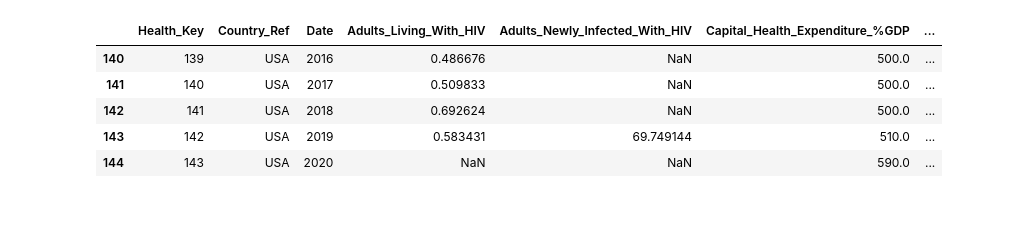
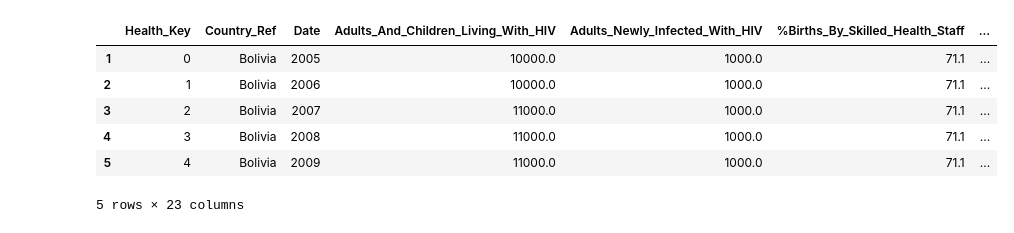
Before and after one commit to ajay-mundi/HealthDataMart, a Jupyter notebook: Data Staging/Health.ipynb, the cells around one changed output. Saved outputs shown, nothing was run; the diff lists cells and outputs as text; code cells hidden in the pictures.

```diff
--- a/Data Staging/Health.ipynb
+++ b/Data Staging/Health.ipynb
@@ -6,6 +6,7 @@ from email.iterators import body_line_iterator
 from tkinter import END
 import pandas as pd
 import numpy as np
+from IPython.display import display
 
 # Extract the data
 
@@ -14,24 +15,26 @@ begin_date = 2005
 end_date = 2020
 nb_dates = end_date - begin_date + 1
 
-attribute_names = ["Adults_Living_With_HIV",
+attribute_names = ["Adults_And_Children_Living_With_HIV",
                     "Adults_Newly_Infected_With_HIV",
+                    "%Births_By_Skilled_Health_Staff",
                     "Capital_Health_Expenditure_%GDP",
                     "DeathByNonCommunicableDiseasePercent",
-                    "Children_Living_With_HIV",
-                    "Children_Newly_Infected_With_HIV",
-                    "Community_Health_Workers_Per1000ppl",
                     "Domestic_General_Health_Expenditure_%GDP",
                     "Hospital_Beds_Per_1000ppl",
                     "Immunization_HepB3_%OneYearOld",
-                    "ImmunizationMeasles%Children12To23Months"
-                    "ImmunizationMeasles%SecondDose"
-                    "%PPL_SpendingMoreThan25PercentOnHealthcare",
-                    "Nurses_Per_1000ppl",
+                    "ImmunizationMeasles%Children12To23Months",
+                    "Number_Under-five_Deaths",
+                    "Nurses_And_Midwives_Per_1000ppl",
                     "Physicians_Per_1000ppl",
                     "Prevalence_of_Anemia_%Non-pregnant",
                     "Prevalence_of_Anemia_%Pregnant",
                     "Prevalence_of_Overweight_%Adult",
+                    "Suicide_Mortality_Rate_per_100000ppl",
+                    "Survival_To_Age_65_Female",
+                    "Survival_To_Age_65_Male",
+                    "Total_Alcohol_Consumption_Per_Capita",
+                    "Tuberculosis_Death_Rate_per_100000ppl"
                     ]
 
 nb_attributes = len(attribute_names)
@@ -54,43 +57,44 @@ for k in range(len(country_list)):
 # add dates
 date_table = pd.DataFrame(['Date'])
 count = 0
 for k in range(len(country_list)):
     date_table = pd.concat([date_table, pd.DataFrame([np.arange(begin_date, end_date+1)]).transpose()], axis=0)
 date_table = date_table.reset_index().iloc[: , 1:]
 
 health_dimension = pd.concat([date_table, health_dimension], axis=1, ignore_index=True)
 
 health_dimension = health_dimension.drop(0)
 
 
-country_table = pd.DataFrame(['Country'])
+country_table = pd.DataFrame(['Country_Ref'])
 count = 0
 for k in range(len(country_list)):
     country_table = pd.concat([country_table, pd.DataFrame([country_list[k]]*nb_dates)])
 country_table = country_table.reset_index().iloc[: , 1:]
 
 health_dimension = pd.concat([country_table, health_dimension], axis=1, ignore_index=True)
 
 health_dimension = health_dimension.drop(0)
 
 
 health_dimension.columns = ['Country_Ref', 'Date'] + attribute_names
 
 health_dimension.insert(0, "Health_Key",  np.arange(len(health_dimension)))
 
 
+# fill in the missing data
+health_dimension.fillna(method="ffill", inplace=True)
+health_dimension.fillna(method="bfill", inplace=True)
+
+
 # Save it into a new csv file
 health_dimension.to_csv('Health_dimension.csv', index = False, header=True)
-
-# Drop Country and Date
-
-#save it to csv for db
-
-health_dimension.tail()
+health_dimension.head()
 # %% [output]
-|  | Health_Key | Country_Ref | Date | Adults_Living_With_HIV | Adults_Newly_Infected_With_HIV | Capital_Health_Expenditure_%GDP | ... |
-| 140 | 139 | USA | 2016 | 0.486676 | NaN | 500.0 | ... |
-| 141 | 140 | USA | 2017 | 0.509833 | NaN | 500.0 | ... |
-| 142 | 141 | USA | 2018 | 0.692624 | NaN | 500.0 | ... |
-| 143 | 142 | USA | 2019 | 0.583431 | 69.749144 | 510.0 | ... |
-| 144 | 143 | USA | 2020 | NaN | NaN | 590.0 | ... |
+|  | Health_Key | Country_Ref | Date | Adults_And_Children_Living_With_HIV | Adults_Newly_Infected_With_HIV | %Births_By_Skilled_Health_Staff | ... |
+| 1 | 0 | Bolivia | 2005 | 10000.0 | 1000.0 | 71.1 | ... |
+| 2 | 1 | Bolivia | 2006 | 10000.0 | 1000.0 | 71.1 | ... |
+| 3 | 2 | Bolivia | 2007 | 11000.0 | 1000.0 | 71.1 | ... |
+| 4 | 3 | Bolivia | 2008 | 11000.0 | 1000.0 | 71.1 | ... |
+| 5 | 4 | Bolivia | 2009 | 11000.0 | 1000.0 | 71.1 | ... |
+5 rows × 23 columns
```
Also changed, not shown: parts of 2 cells of this notebook, 14 other files.
